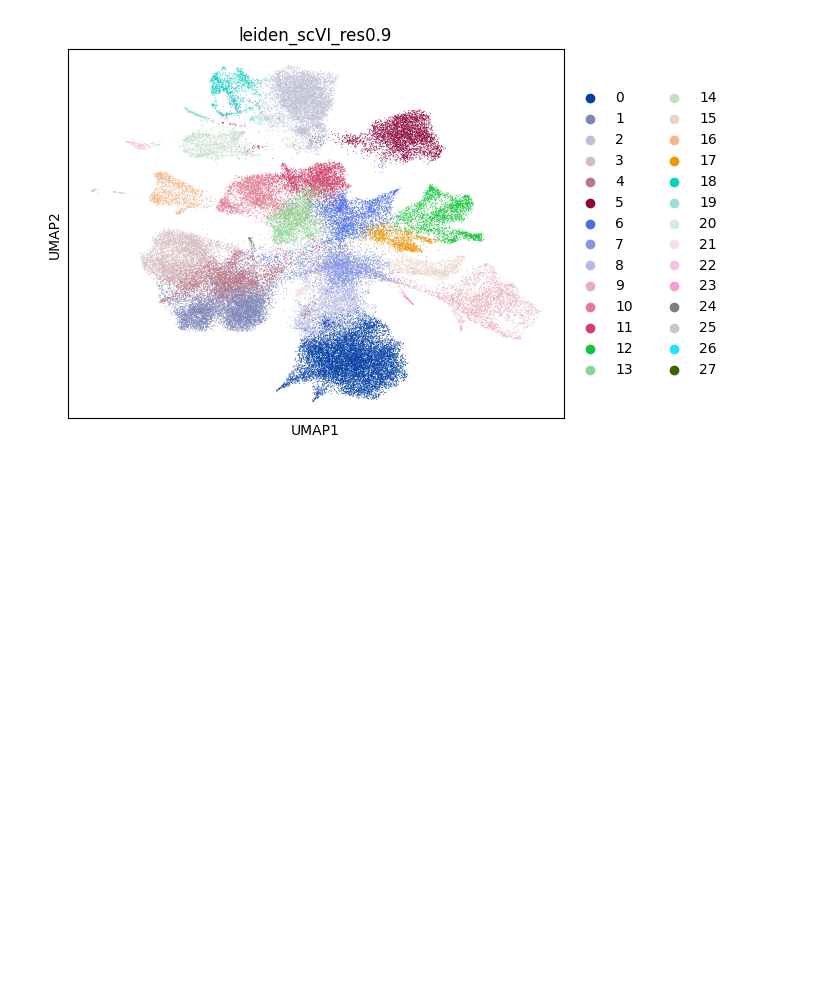
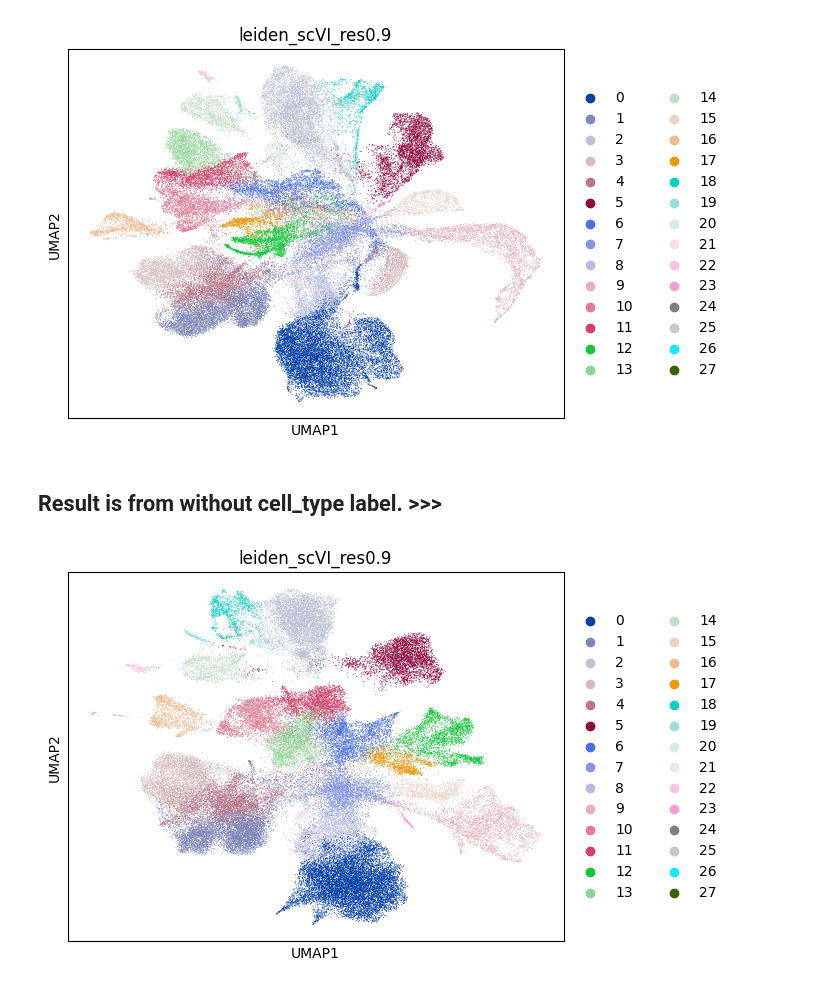
Before and after one commit to Irisapo/yyyyvae, a Jupyter notebook: script/VAE_snRNAseq_latent1280.ipynb, the cells around one changed output. Drawn from its saved outputs; the diff is of its cells as text; code cells hidden in the pictures; blank space fills up the shorter version.

```diff
--- a/script/VAE_snRNAseq_latent1280.ipynb
+++ b/script/VAE_snRNAseq_latent1280.ipynb
@@ -415,3 +407,9 @@ sc.pl.umap(train_data_2, color=['seurat_clusters'] )
+# %%
+sc.pl.umap(train_data_2, color=['leiden_scVI_res0.9'] )
+# %% [output]
+[figure, added]
+# %% [markdown]
+## Result is from without cell_type label.   >>>
 # %%
 sc.pl.umap(train_data_2, color=['leiden_scVI_res0.9'] )
 # %% [output]
```
Also changed, not shown: parts of 8 cells of this notebook.
